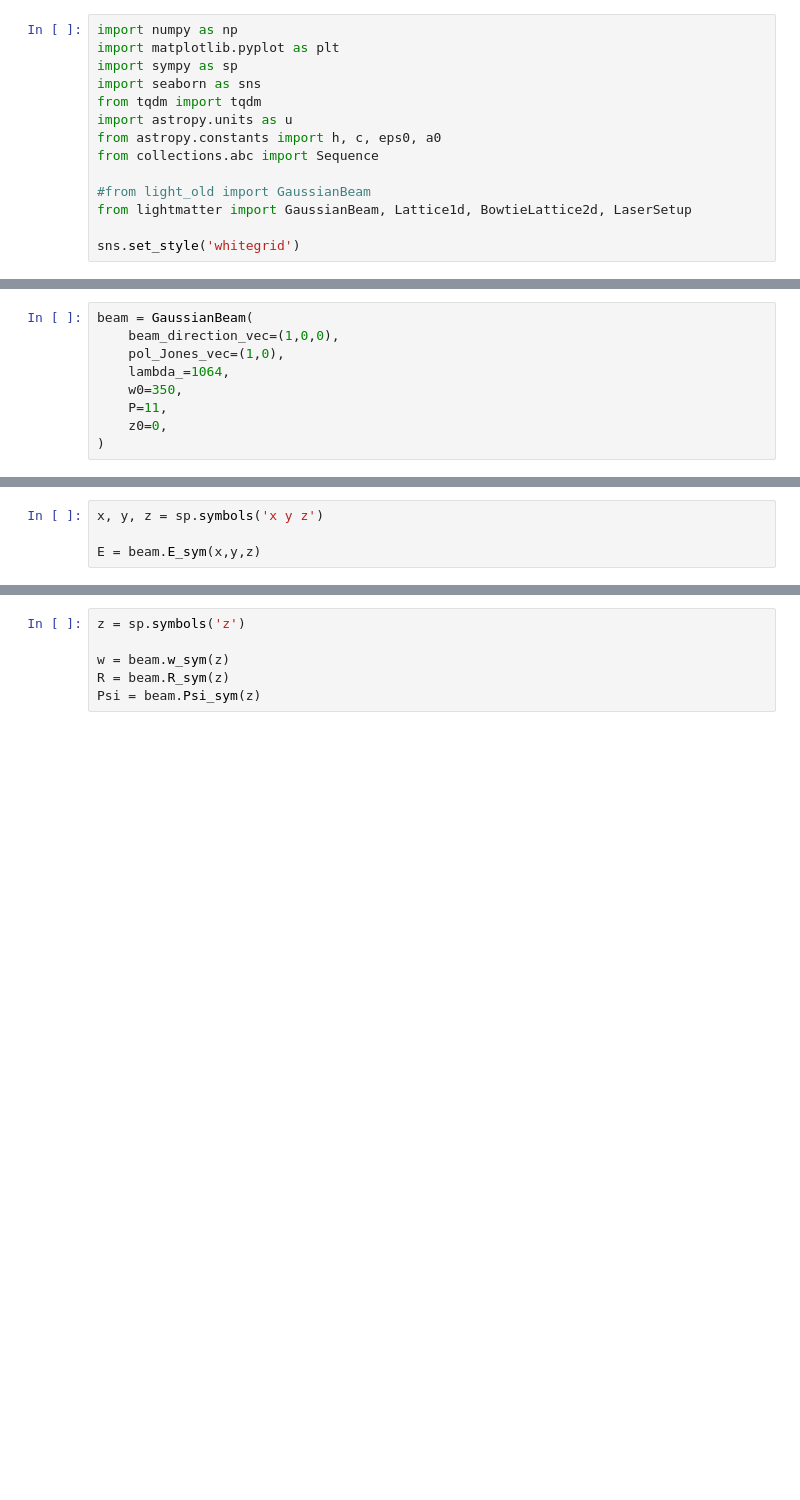
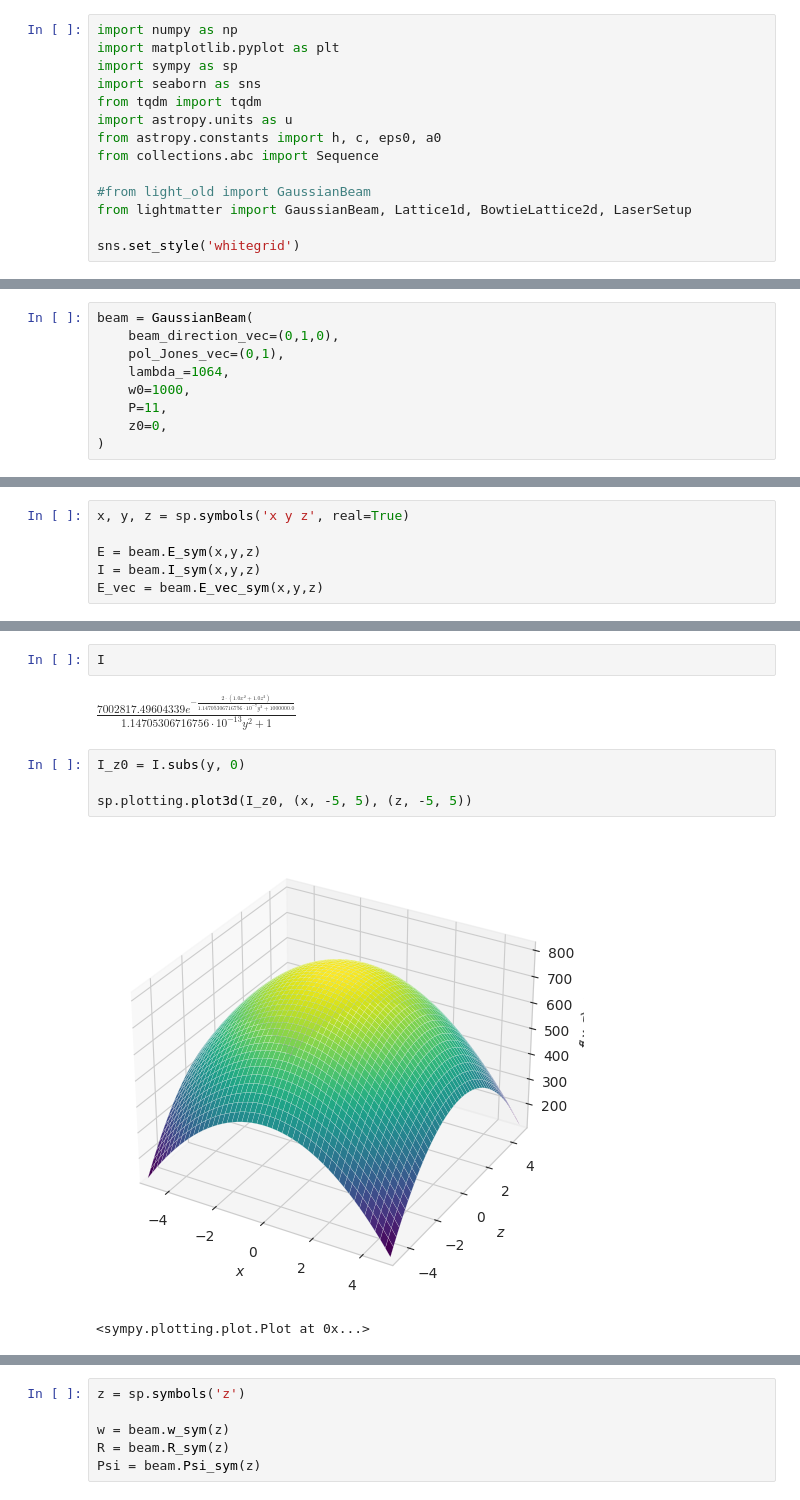
Before and after one commit to lightmat/lightmat, a Jupyter notebook: test_light.ipynb, the cells around one changed output, grey strips where cells are left out. Drawn from its saved outputs; the diff is of its cells as text; blank space fills up the shorter version.

```diff
--- a/test_light.ipynb
+++ b/test_light.ipynb
@@ -15,9 +52,9 @@ sns.set_style('whitegrid')
 # %%
 beam = GaussianBeam(
-    beam_direction_vec=(1,0,0),
-    pol_Jones_vec=(1,0),
+    beam_direction_vec=(0,1,0),
+    pol_Jones_vec=(0,1),
     lambda_=1064,
-    w0=350,
+    w0=1000,
     P=11,
     z0=0,
 )
@@ -24,4 +65,6 @@ beam = GaussianBeam(
 # %%
-x, y, z = sp.symbols('x y z')
+x, y, z = sp.symbols('x y z', real=True)
 
 E = beam.E_sym(x,y,z)
+I = beam.I_sym(x,y,z)
+E_vec = beam.E_vec_sym(x,y,z)
@@ -31,0 +71,11 @@ $\displaystyle \frac{207538.484528996 e^{\frac{- 5.90524934885299 i x \left(9.36
+# %%
+I
+# %% [output]
+$\displaystyle \frac{7002817.49604339 e^{- \frac{2 \cdot \left(1.0 x^{2} + 1.0 z^{2}\right)}{1.14705306716756 \cdot 10^{-7} y^{2} + 1000000.0}}}{1.14705306716756 \cdot 10^{-13} y^{2} + 1}$
+# %%
+I_z0 = I.subs(y, 0)
+
+sp.plotting.plot3d(I_z0, (x, -5, 5), (z, -5, 5))
+# %% [output]
+[figure, added]
+<sympy.plotting.plot.Plot at 0x...>
```
Also changed, not shown: parts of 11 cells of this notebook, 5 other files.
